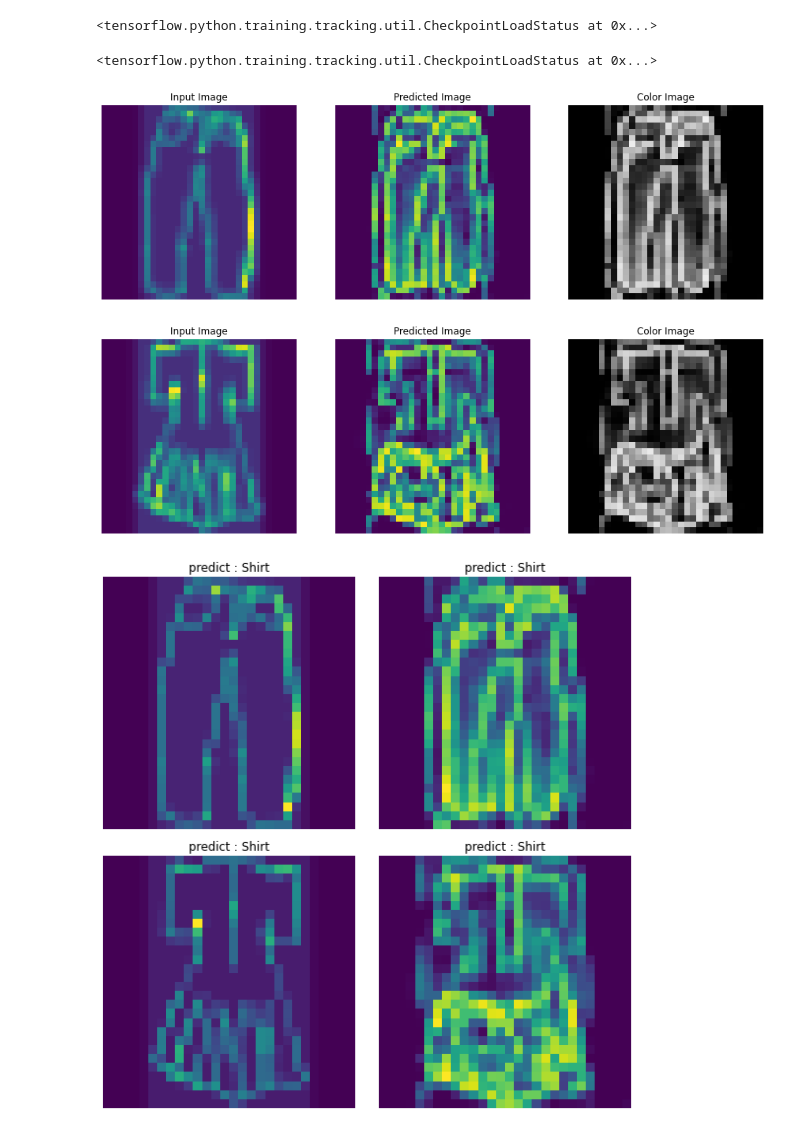
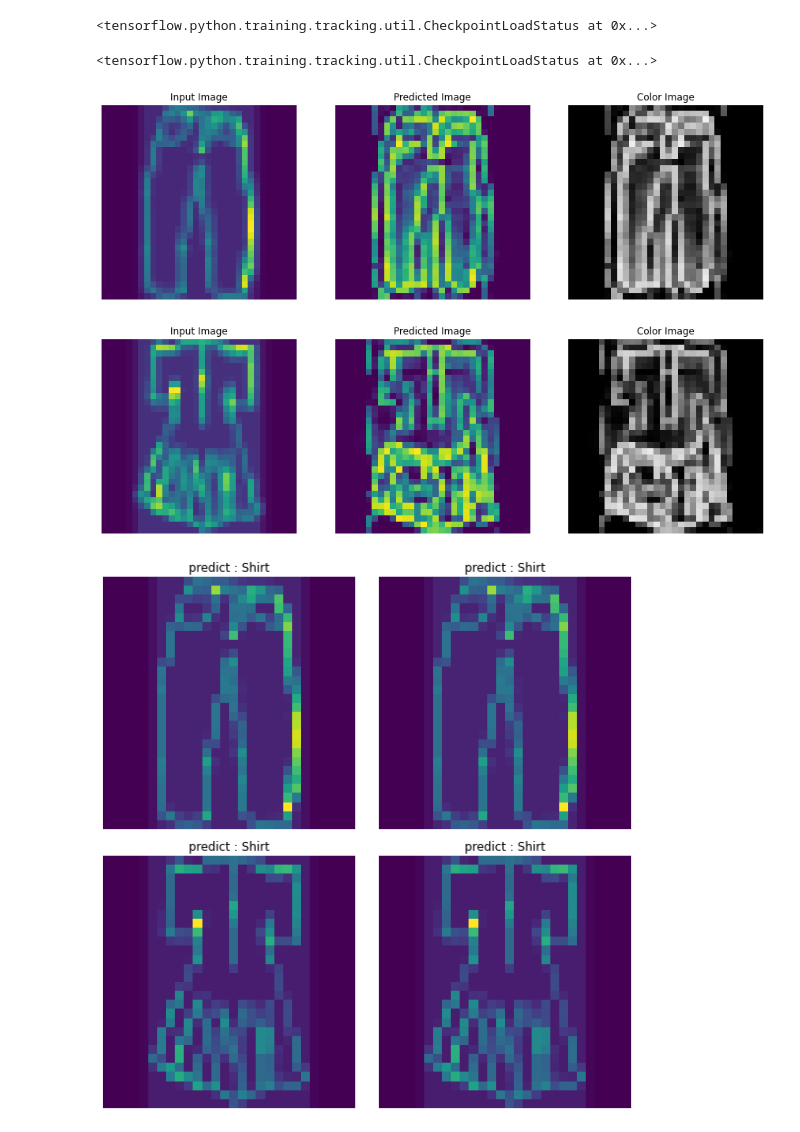
Before and after one commit to hongseong0314/clothes_search, a Jupyter notebook: cycle_gan_test.ipynb, the cells around one changed output. Cells and saved outputs as stored; diff of their text form; code cells hidden in the pictures.

```diff
--- a/cycle_gan_test.ipynb
+++ b/cycle_gan_test.ipynb
@@ -29,32 +29,32 @@ generator_f_optimizer = tf.keras.optimizers.Adam(2e-4, beta_1=0.5)
 
 discriminator_x_optimizer = tf.keras.optimizers.Adam(2e-4, beta_1=0.5)
 discriminator_y_optimizer = tf.keras.optimizers.Adam(2e-4, beta_1=0.5)
+
+checkpoint_path = "./checkpoints_cycle"
+
+ckpt = tf.train.Checkpoint(generator_g=generator_g,
+                           generator_f=generator_f,
+                           discriminator_x=discriminator_x,
+                           discriminator_y=discriminator_y,
+                           generator_g_optimizer=generator_g_optimizer,
+                           generator_f_optimizer=generator_f_optimizer,
+                           discriminator_x_optimizer=discriminator_x_optimizer,
+                           discriminator_y_optimizer=discriminator_y_optimizer)
+
+ckpt.restore(tf.train.latest_checkpoint(checkpoint_path))
+# %% [output]
+<tensorflow.python.training.tracking.util.CheckpointLoadStatus at 0x...>
-# %%
-checkpoint_path = "./checkpoints_cycle"
-
-ckpt = tf.train.Checkpoint(generator_g=generator_g,
-                           generator_f=generator_f,
-                           discriminator_x=discriminator_x,
-                           discriminator_y=discriminator_y,
-                           generator_g_optimizer=generator_g_optimizer,
-                           generator_f_optimizer=generator_f_optimizer,
-                           discriminator_x_optimizer=discriminator_x_optimizer,
-                           discriminator_y_optimizer=discriminator_y_optimizer)
-
-ckpt.restore(tf.train.latest_checkpoint(checkpoint_path))
-# %% [output]
-<tensorflow.python.training.tracking.util.CheckpointLoadStatus at 0x...>
 # %%
 path = os.path.join(os.getcwd(), 'img/test1.png')
 imgs = Img_localize(path, 2, "absorption")
 
 for img in imgs:
     predict_img(generator_g, img)
-predict_img_cycle(imgs, test_model)
+predict_img_cycle(imgs, test_model, generator_g)
 # %% [output]
 [figure]
 [figure]
-[figure, old version]
+[figure, new version]
 # %%
 path = os.path.join(os.getcwd(), 'img/test2.png')
 imgs = Img_localize(path, 2, "absorption")
```
Also changed, not shown: parts of 2 cells of this notebook.
